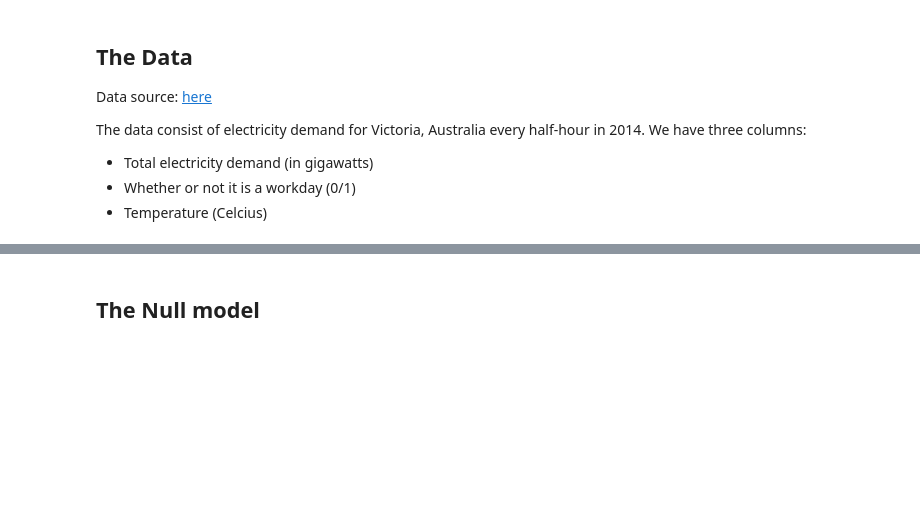
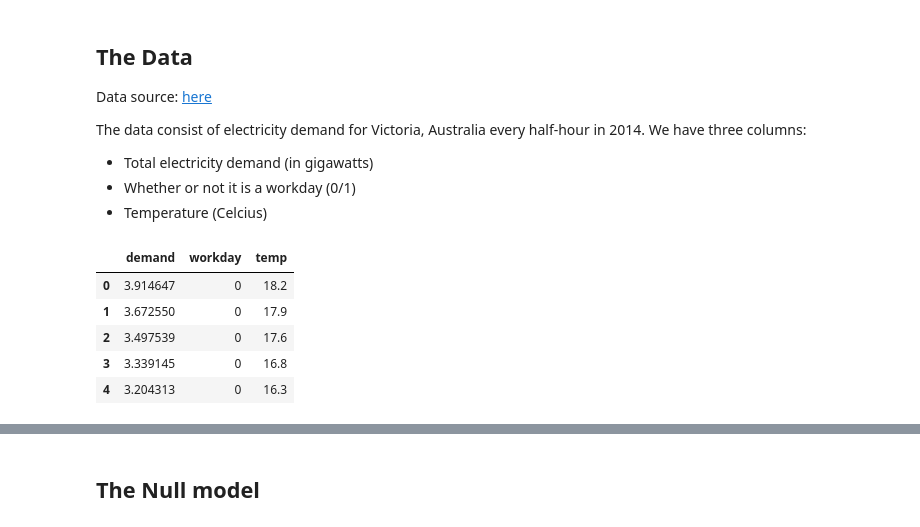
Before and after one commit to samar22basel/ITE_Machine_Learning_Workshop, a Jupyter notebook: Notebook/Lesson-linear-regression/starter-code.ipynb, the cells around one changed output, grey strips where cells are left out. Saved outputs shown, nothing was run; the diff lists cells and outputs as text; code cells hidden in the pictures; blank space fills up the shorter version.

```diff
--- a/Notebook/Lesson-linear-regression/starter-code.ipynb
+++ b/Notebook/Lesson-linear-regression/starter-code.ipynb
@@ -35,8 +43,16 @@ The data consist of electricity demand for Victoria, Australia every half-hour i
 # %%
 elec = pd.read_csv("./data/elecdemand.csv")
 
 # We'll limit our focus to only days in which it was
 # at least 15 degrees Celcius (59 F)
 elec = elec[elec["temp"] > 15]
 
 # view it
+elec.head()
+# %% [output]
+|  | demand | workday | temp |
+| 0 | 3.914647 | 0 | 18.2 |
+| 1 | 3.672550 | 0 | 17.9 |
+| 2 | 3.497539 | 0 | 17.6 |
+| 3 | 3.339145 | 0 | 16.8 |
+| 4 | 3.204313 | 0 | 16.3 |
```
Also changed, not shown: parts of 18 cells of this notebook, 16 other files.
